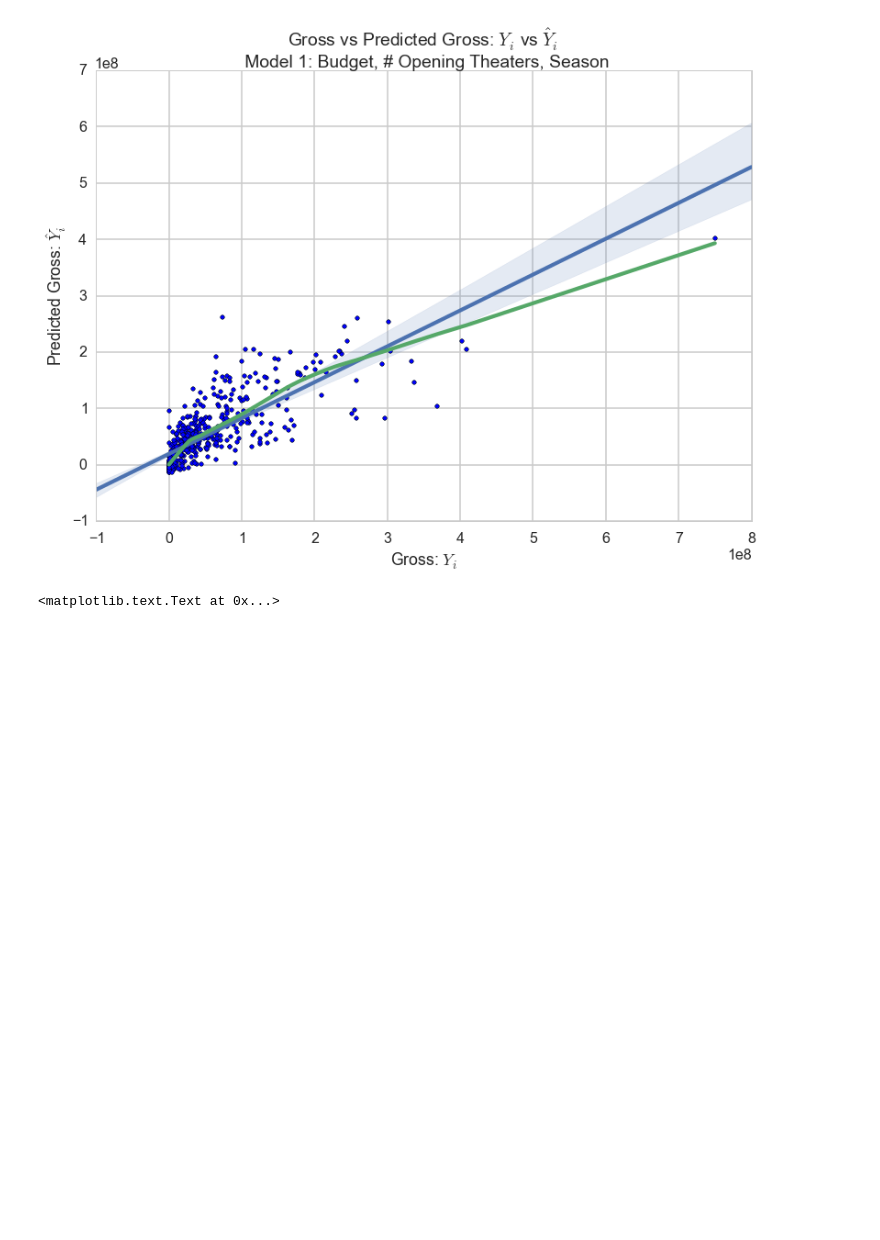
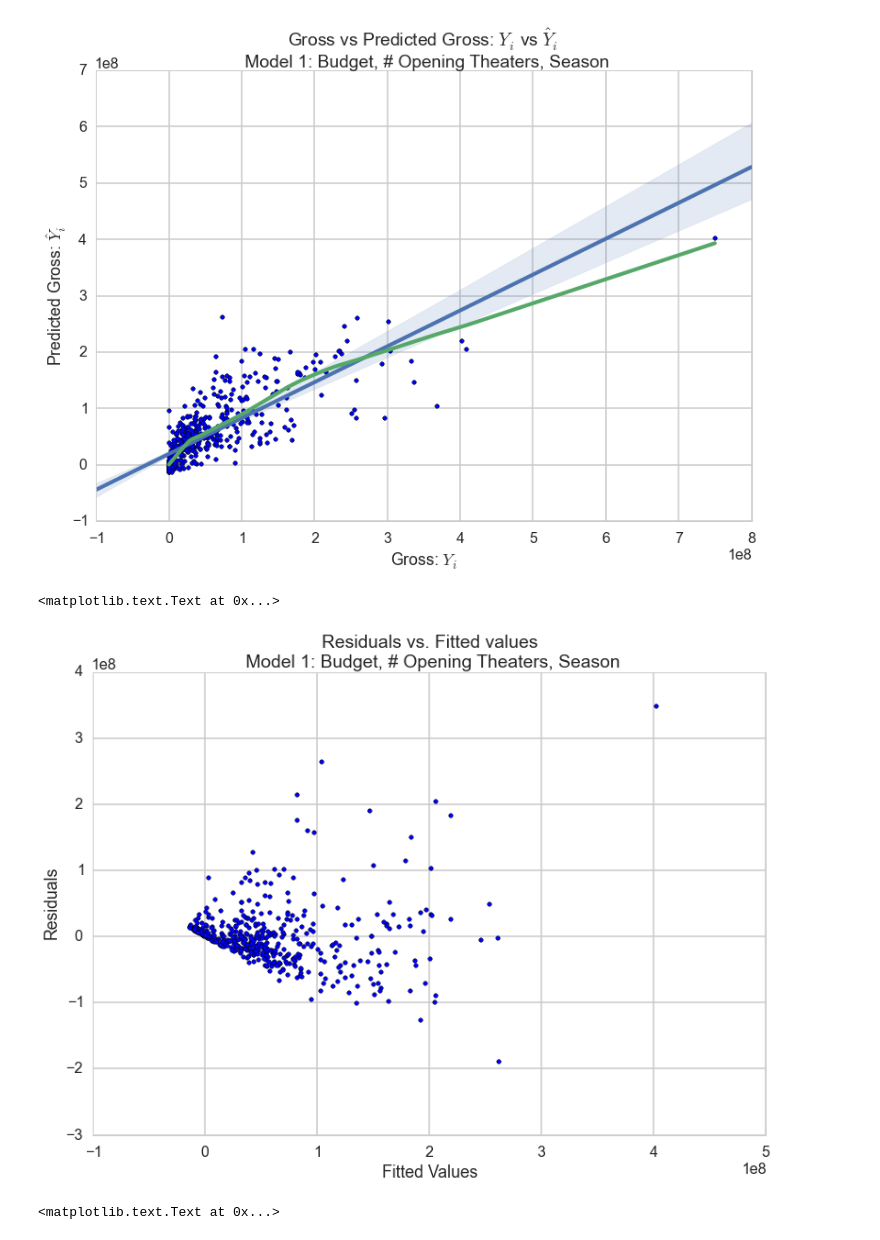
Before and after one commit to oscarpredictor/oscar-predictor, a Jupyter notebook: box_office_analysis.ipynb, the cells around one changed output. Saved outputs shown, nothing was run; the diff lists cells and outputs as text; code cells hidden in the pictures; blank space fills up the shorter version.

```diff
--- a/box_office_analysis.ipynb
+++ b/box_office_analysis.ipynb
@@ -323,6 +323,14 @@ plt.title("Gross vs Predicted Gross: $Y_i$ vs $\hat{Y}_i$ \n Model 1: Budget, #
 # %% [output]
 <matplotlib.text.Text at 0x...>
 [figure]
+# %%
+plt.scatter(m1.fittedvalues, limiteddf[mask]['gross'] - m1.fittedvalues)
+plt.xlabel("Fitted Values")
+plt.ylabel("Residuals")
+plt.title("Residuals vs. Fitted values \n Model 1: Budget, # Opening Theaters, Season")
+# %% [output]
+<matplotlib.text.Text at 0x...>
+[figure, added]
 # %%
 model5fit = zip(limiteddf[mask]['gross'],m5.fittedvalues)
 m5df = pd.DataFrame(model5fit, columns=['observed gross','predicted gross'])
```
Also changed, not shown: parts of 2 cells of this notebook.
